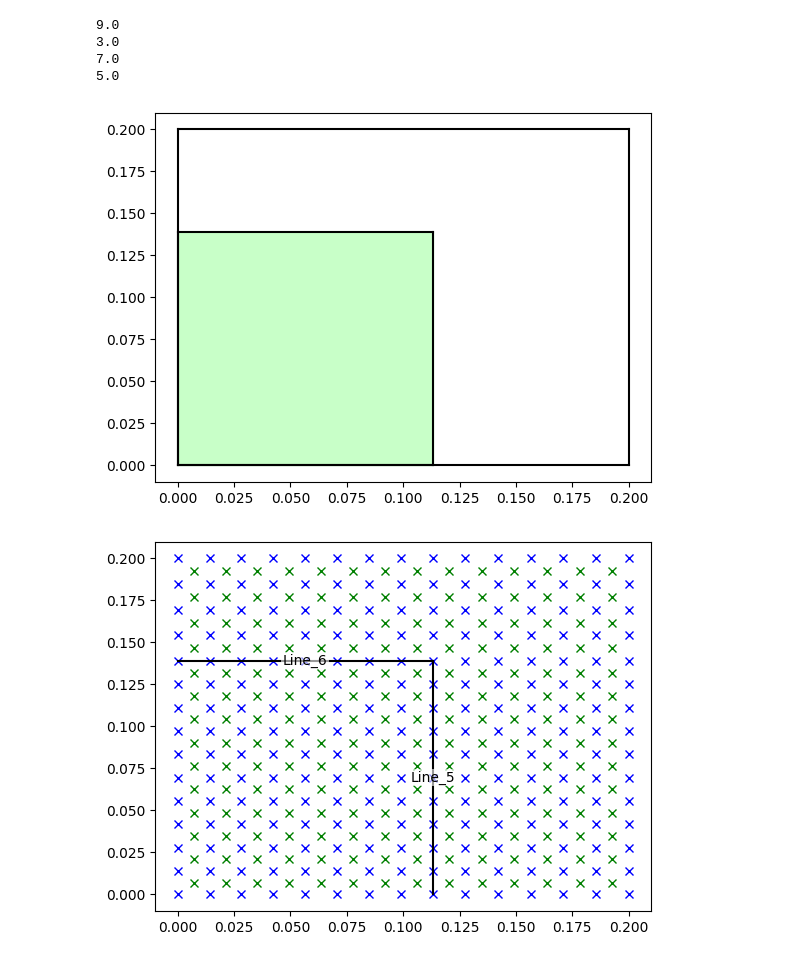
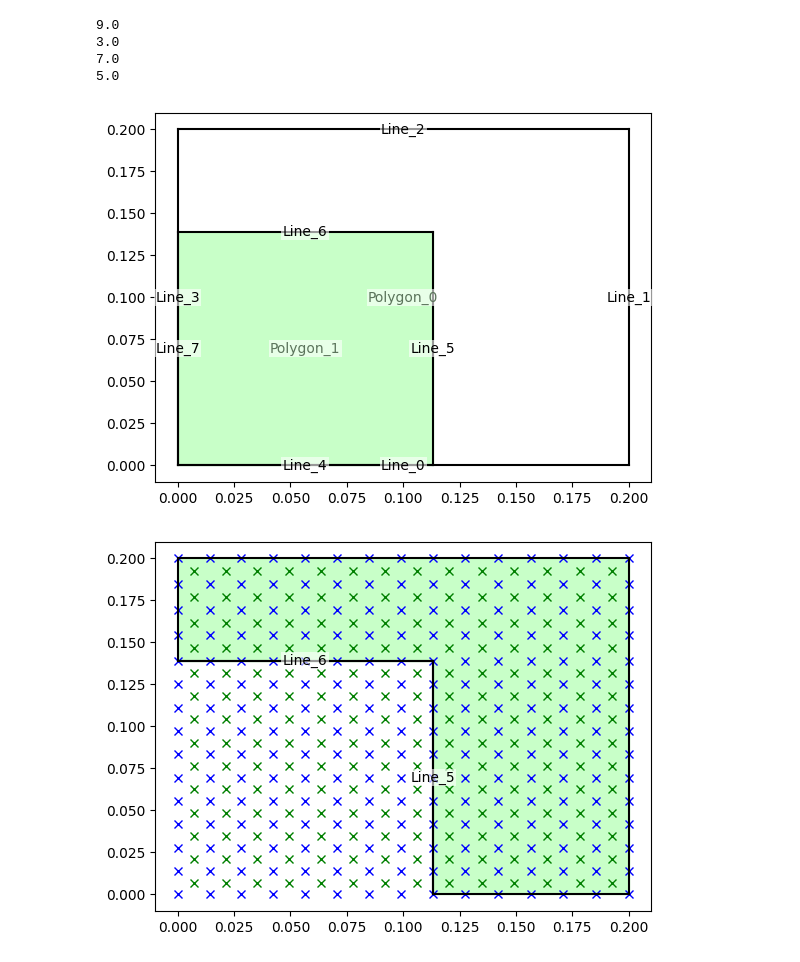
Before and after one commit to csillagu/FVM-Solver, a Jupyter notebook: investigation/nonrect_mesh.ipynb, the cells around one changed output. Cells and saved outputs as stored; diff of their text form; code cells hidden in the pictures.

```diff
--- a/investigation/nonrect_mesh.ipynb
+++ b/investigation/nonrect_mesh.ipynb
@@ -5,39 +5,41 @@ import fluid_fvm.geometry as geo
 import fluid_fvm.project as pr
 import fluid_fvm.mesh as ms
 import fluid_fvm.discretization as dc
+import fluid_fvm.mp_coupling as mp
 import numpy as np
 a = geo.Assembly(base_polygon=geo.Polygon([geo.Vector(0,0),geo.Vector(0.2,0),geo.Vector(0.2,0.2), geo.Vector(0,0.2)]),
                  polygon_list=[geo.Polygon([geo.Vector(0,0),geo.Vector(0.113,0),geo.Vector(0.113,0.139), geo.Vector(0,0.139)])])
 a.assemble()
 fig, ax = plt.subplots()
 
-a.plot(ax)
+a.plot(ax, labels=True)
 
 mesh_c_full = ms.RectangularSnappingConfig(15,15)
 mat = pr.Material("test", mu = 1, rho = 156, gamma = 1,color = "#ffbbcc")
 mat2 = pr.Material("test2", mu = 1, rho = 1056, gamma = 1, color = "#ff11cc")
 
 comp = pr.Component()
 
 comp.setAssembly(a)
 comp.assignMaterial("Polygon_0", mat)
 comp.assignMaterial("Polygon_1", mat2)
-
 comp.setMesh(mesh_c_full)
 
 
 fig, ax = plt.subplots()
 
 mesh_c_full.plotMesh(ax)
 for line in mesh_c_full.snapLines:
     line.plot(ax)
+valid_polygon = geo.Polygon([geo.Vector(0.113,0), geo.Vector(0.2,0), geo.Vector(0.2,0.2), geo.Vector(0,0.2), geo.Vector(0,0.139),geo.Vector(0.113,0.139)])
+valid_polygon.plot(ax)
 # %% [output]
 9.0
 3.0
 7.0
 5.0
-[figure, old version]
+[figure, new version]
-[figure, old version]
+[figure, new version]
 # %%
 bcdict = {"Line_0" : ph.Boundary("Dirichlet", 0),
           "Line_1" : ph.Boundary("Neumann", 0),
```
Also changed, not shown: parts of 3 cells of this notebook, 1 other file.
